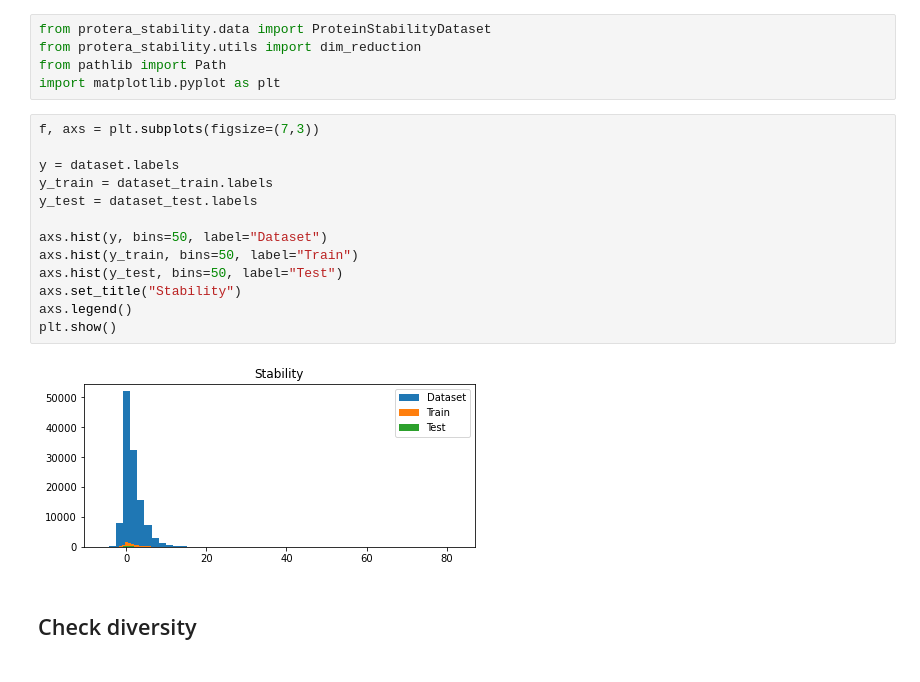
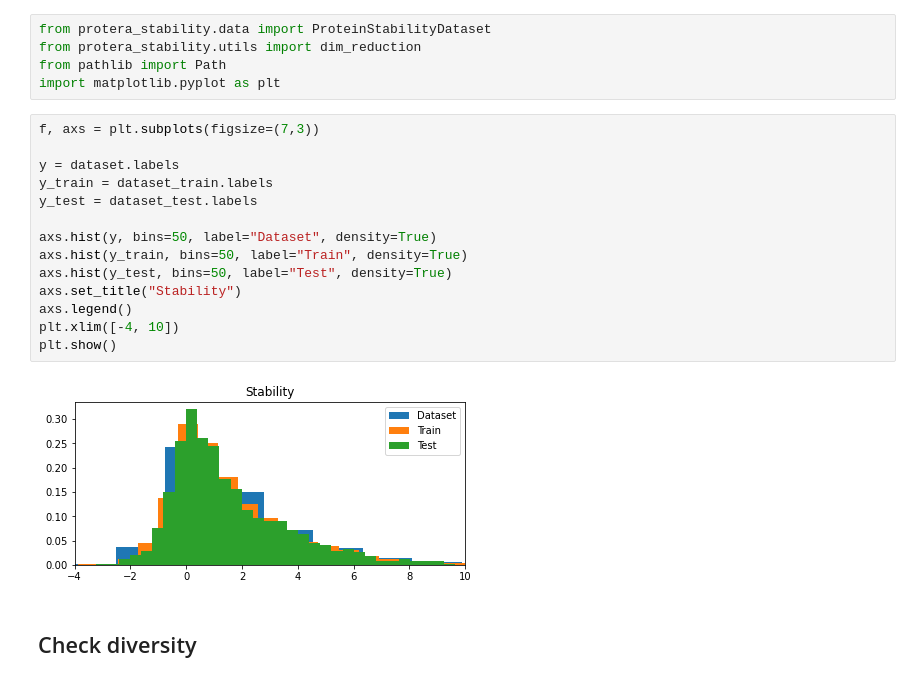
Before and after one commit to stepp1/protera-stability, a Jupyter notebook: project/mutagenesis/experiments/exploration_splits.ipynb, the cells around one changed output. Drawn from its saved outputs; the diff is of its cells as text.

```diff
--- a/project/mutagenesis/experiments/exploration_splits.ipynb
+++ b/project/mutagenesis/experiments/exploration_splits.ipynb
@@ -66,18 +66,19 @@ import matplotlib.pyplot as plt
 # %%
 f, axs = plt.subplots(figsize=(7,3))
 
 y = dataset.labels
 y_train = dataset_train.labels
 y_test = dataset_test.labels
 
-axs.hist(y, bins=50, label="Dataset")
-axs.hist(y_train, bins=50, label="Train")
-axs.hist(y_test, bins=50, label="Test")
+axs.hist(y, bins=50, label="Dataset", density=True)
+axs.hist(y_train, bins=50, label="Train", density=True)
+axs.hist(y_test, bins=50, label="Test", density=True)
 axs.set_title("Stability")
 axs.legend()
+plt.xlim([-4, 10])
 plt.show()
 # %% [output]
-[figure, old version]
+[figure, new version]
 # %% [markdown]
 ## Check diversity
 # %%
```
